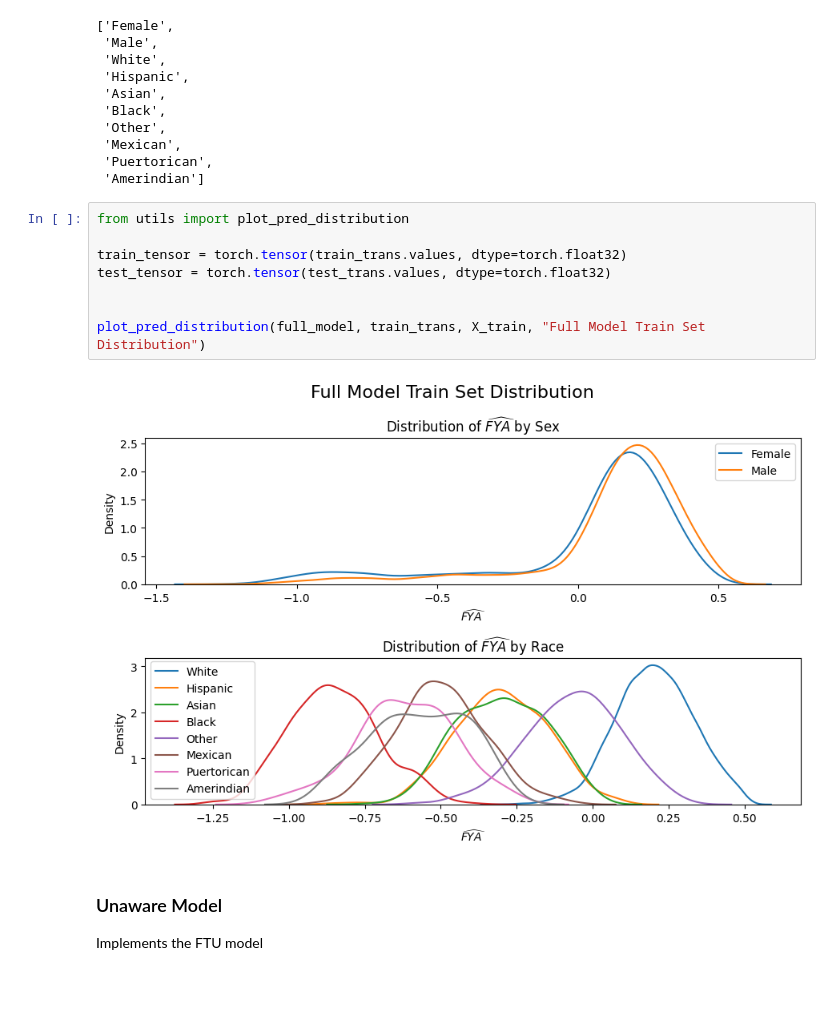
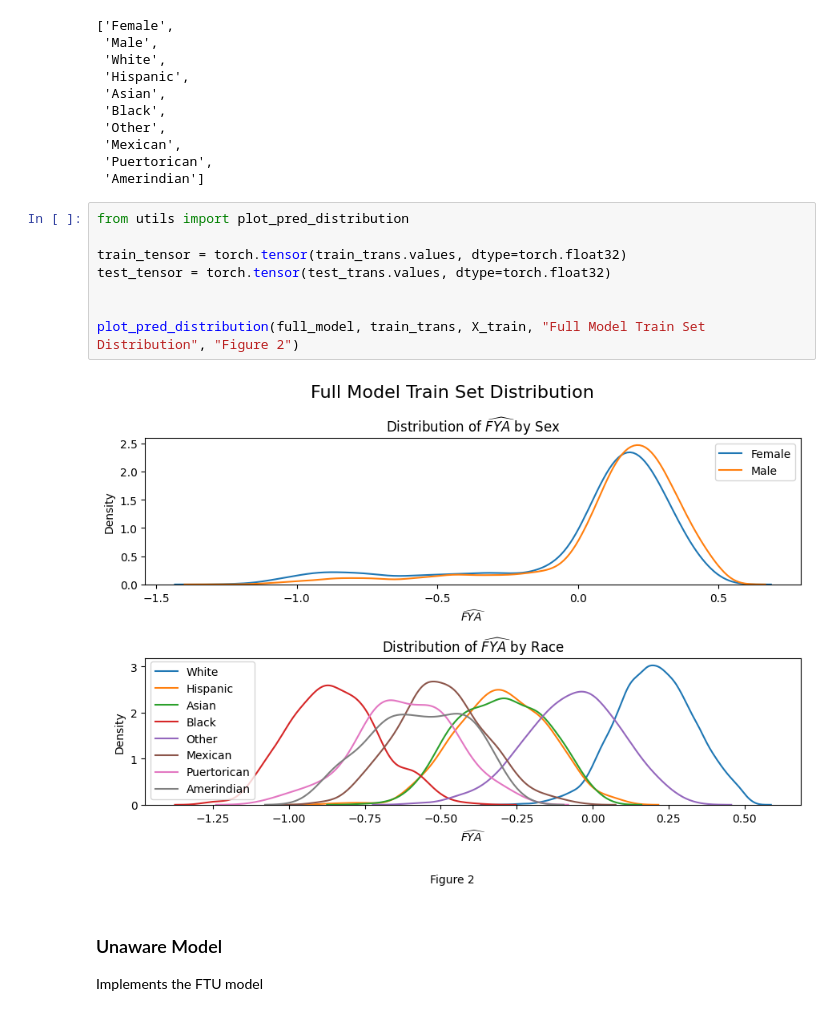
Before and after one commit to kristoffhernan/Fair-ML-Causal-Inference, a Jupyter notebook: scripts/Fair-ML.ipynb, the cells around one changed output. Cells and saved outputs as stored; diff of their text form; blank space fills up the shorter version.

```diff
--- a/scripts/Fair-ML.ipynb
+++ b/scripts/Fair-ML.ipynb
@@ -350,13 +350,13 @@ categories
 # %%
 from utils import plot_pred_distribution
 
 train_tensor = torch.tensor(train_trans.values, dtype=torch.float32)
 test_tensor = torch.tensor(test_trans.values, dtype=torch.float32)
 
 
-plot_pred_distribution(full_model, train_trans, X_train, "Full Model Train Set Distribution")
+plot_pred_distribution(full_model, train_trans, X_train, "Full Model Train Set Distribution", "Figure 2")
 # %% [output]
-[figure, old version]
+[figure, new version]
 # %% [markdown]
 ### Unaware Model
 
```
Also changed, not shown: parts of 5 cells of this notebook, 2 other files.
